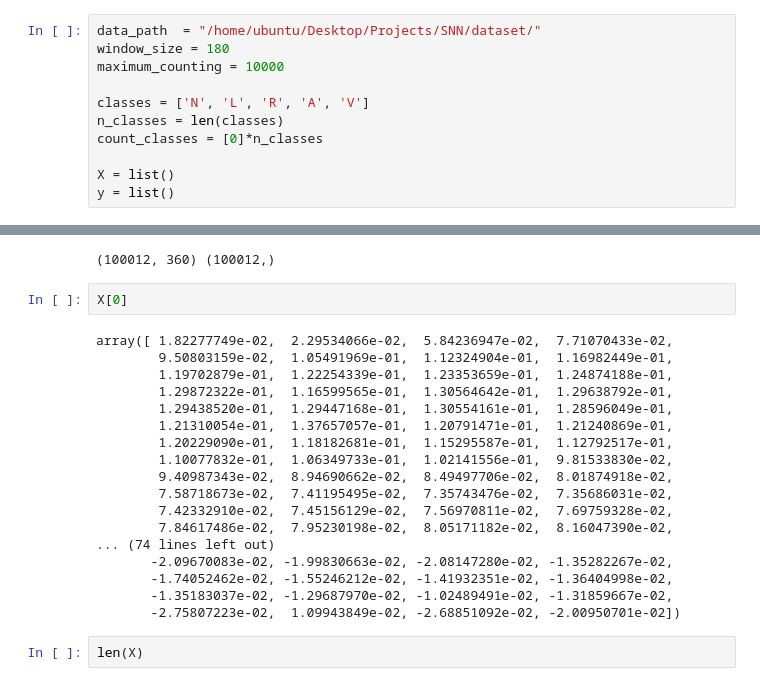
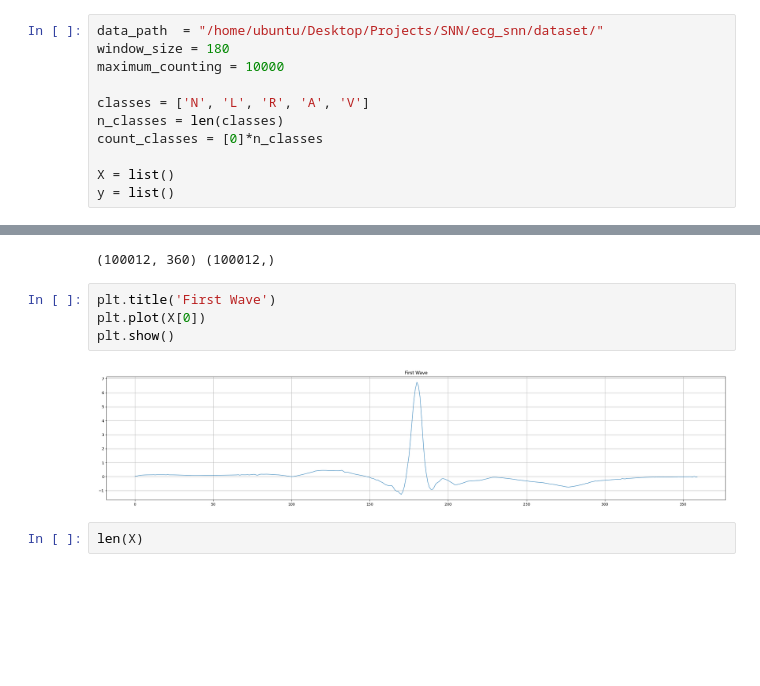
Before and after one commit to varadtechx/ecg_snn, a Jupyter notebook: research/data.ipynb, the cells around one changed output, grey strips where cells are left out. Cells and saved outputs as stored; diff of their text form; blank space fills up the shorter version.

```diff
--- a/research/data.ipynb
+++ b/research/data.ipynb
@@ -37,7 +37,7 @@ def denoise(data):
 
     return datarec
 # %%
-data_path  = "/home/ubuntu/Desktop/Projects/SNN/dataset/"
+data_path  = "/home/ubuntu/Desktop/Projects/SNN/ecg_snn/dataset/"
 window_size = 180
 maximum_counting = 10000
 
@@ -148,26 +148,12 @@ print(np.shape(X), np.shape(y))
 [figure]
 [figure]
 (100012, 360) (100012,)
-# %%
-X[0]
-# %% [output]
-array([ 1.82277749e-02,  2.29534066e-02,  5.84236947e-02,  7.71070433e-02,
-        9.50803159e-02,  1.05491969e-01,  1.12324904e-01,  1.16982449e-01,
-        1.19702879e-01,  1.22254339e-01,  1.23353659e-01,  1.24874188e-01,
-        1.29872322e-01,  1.16599565e-01,  1.30564642e-01,  1.29638792e-01,
-        1.29438520e-01,  1.29447168e-01,  1.30554161e-01,  1.28596049e-01,
-        1.21310054e-01,  1.37657057e-01,  1.20791471e-01,  1.21240869e-01,
-        1.20229090e-01,  1.18182681e-01,  1.15295587e-01,  1.12792517e-01,
-        1.10077832e-01,  1.06349733e-01,  1.02141556e-01,  9.81533830e-02,
-        9.40987343e-02,  8.94690662e-02,  8.49497706e-02,  8.01874918e-02,
-        7.58718673e-02,  7.41195495e-02,  7.35743476e-02,  7.35686031e-02,
-        7.42332910e-02,  7.45156129e-02,  7.56970811e-02,  7.69759328e-02,
-        7.84617486e-02,  7.95230198e-02,  8.05171182e-02,  8.16047390e-02,
-... (74 lines left out)
-       -2.09670083e-02, -1.99830663e-02, -2.08147280e-02, -1.35282267e-02,
-       -1.74052462e-02, -1.55246212e-02, -1.41932351e-02, -1.36404998e-02,
-       -1.35183037e-02, -1.29687970e-02, -1.02489491e-02, -1.31859667e-02,
-       -2.75807223e-02,  1.09943849e-02, -2.68851092e-02, -2.00950701e-02])
+# %%
+plt.title('First Wave')
+plt.plot(X[0])
+plt.show()
+# %% [output]
+[figure, added]
 # %%
 len(X)
 # %% [output]
```
Also changed, not shown: parts of 2 cells of this notebook, 9 other files.
